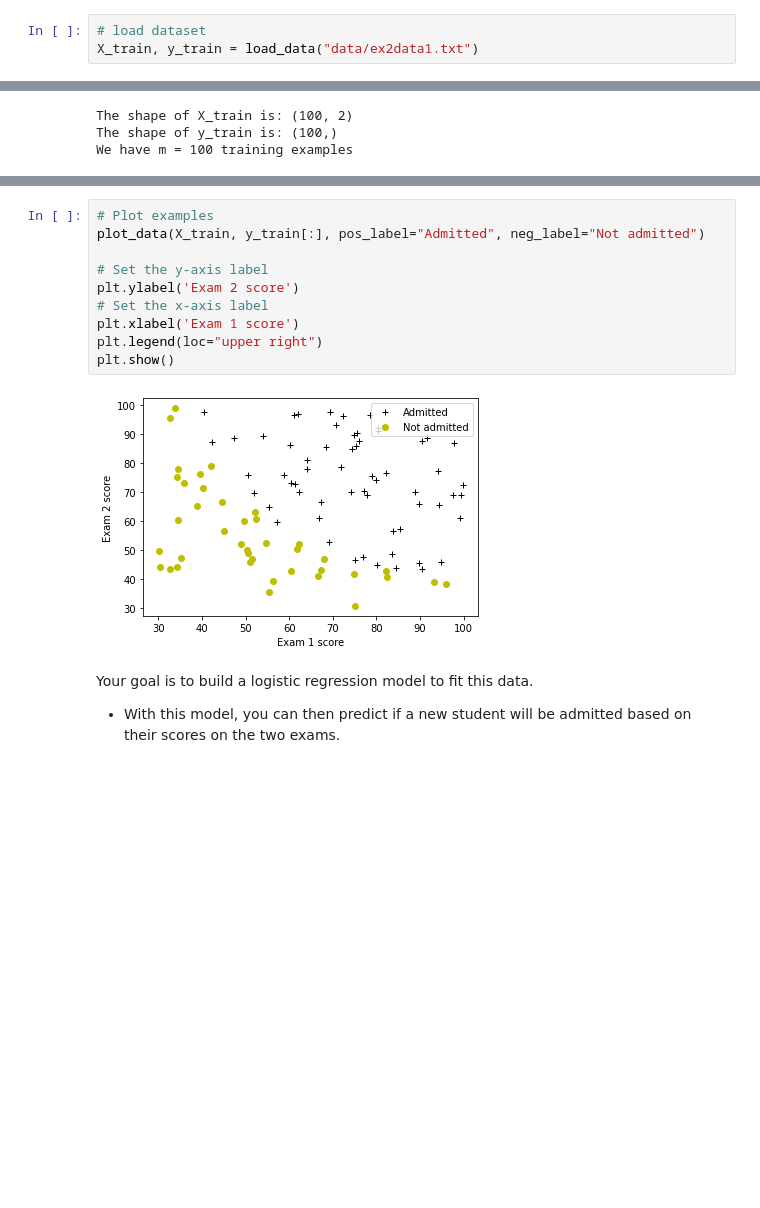
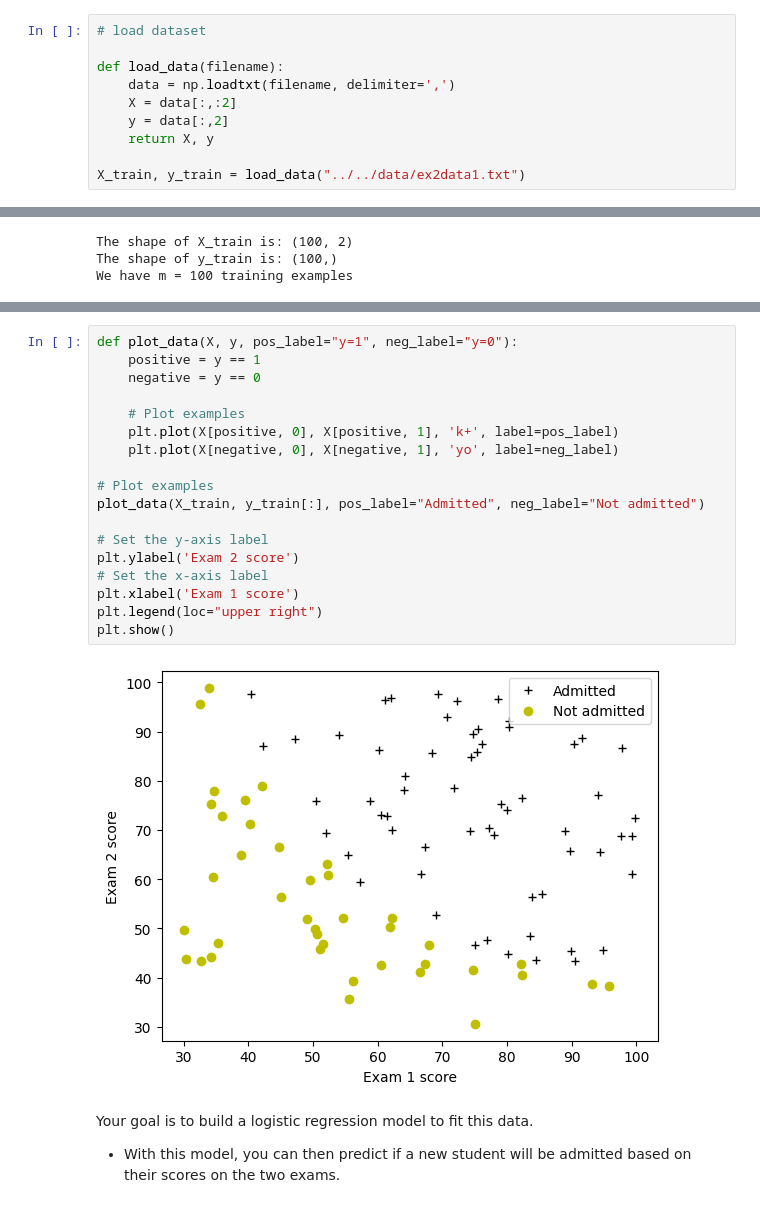
Before and after one commit to smdbz/data-science, a Jupyter notebook: notebooks/data_science_explained/C1_W3_Logistic_Regression.ipynb, the cells around one changed output, grey strips where cells are left out. Saved outputs shown, nothing was run; the diff lists cells and outputs as text; blank space fills up the shorter version.

```diff
--- a/notebooks/data_science_explained/C1_W3_Logistic_Regression.ipynb
+++ b/notebooks/data_science_explained/C1_W3_Logistic_Regression.ipynb
@@ -69,7 +67,14 @@ You will start by loading the dataset for this task.
   - Both `X_train` and `y_train` are numpy arrays.
 # %%
 # load dataset
-X_train, y_train = load_data("data/ex2data1.txt")
+
+def load_data(filename):
+    data = np.loadtxt(filename, delimiter=',')
+    X = data[:,:2]
+    y = data[:,2]
+    return X, y
+
+X_train, y_train = load_data("../../data/ex2data1.txt")
 # %% [markdown]
 #### View the variables
 Let's get more familiar with your dataset.
@@ -117,17 +122,25 @@ Before starting to implement any learning algorithm, it is always good to visual
 
 <img src="images/figure 1.png" width="450" height="450">
 # %%
+def plot_data(X, y, pos_label="y=1", neg_label="y=0"):
+    positive = y == 1
+    negative = y == 0
+
+    # Plot examples
+    plt.plot(X[positive, 0], X[positive, 1], 'k+', label=pos_label)
+    plt.plot(X[negative, 0], X[negative, 1], 'yo', label=neg_label)
+
 # Plot examples
 plot_data(X_train, y_train[:], pos_label="Admitted", neg_label="Not admitted")
 
 # Set the y-axis label
 plt.ylabel('Exam 2 score')
 # Set the x-axis label
 plt.xlabel('Exam 1 score')
 plt.legend(loc="upper right")
 plt.show()
 # %% [output]
-[figure, old version]
+[figure, new version]
 # %% [markdown]
 Your goal is to build a logistic regression model to fit this data.
 - With this model, you can then predict if a new student will be admitted based on their scores on the two exams.
```
Also changed, not shown: parts of 2 cells of this notebook, 31 other files.
